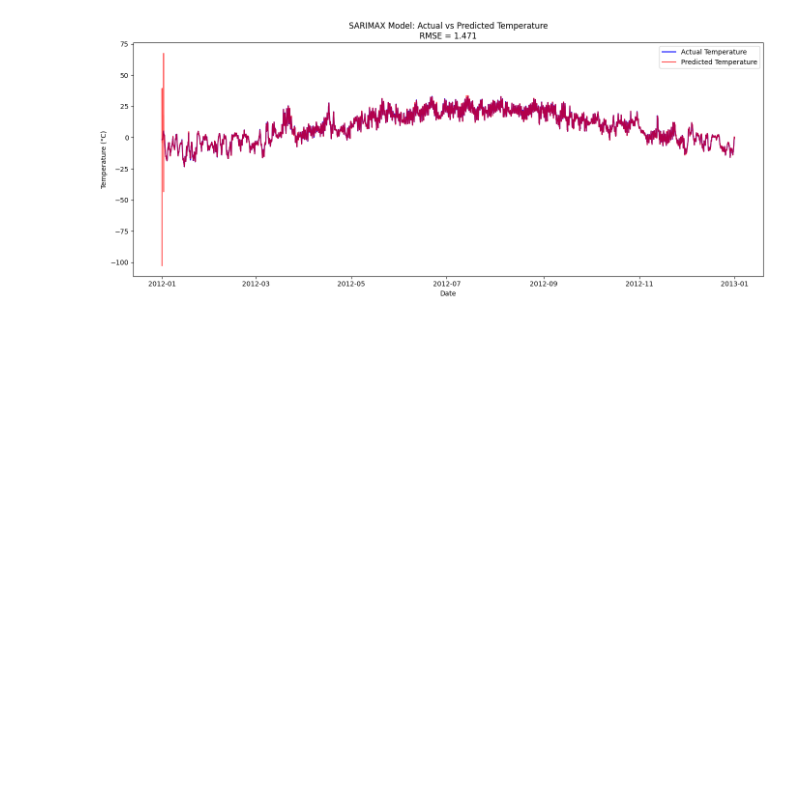
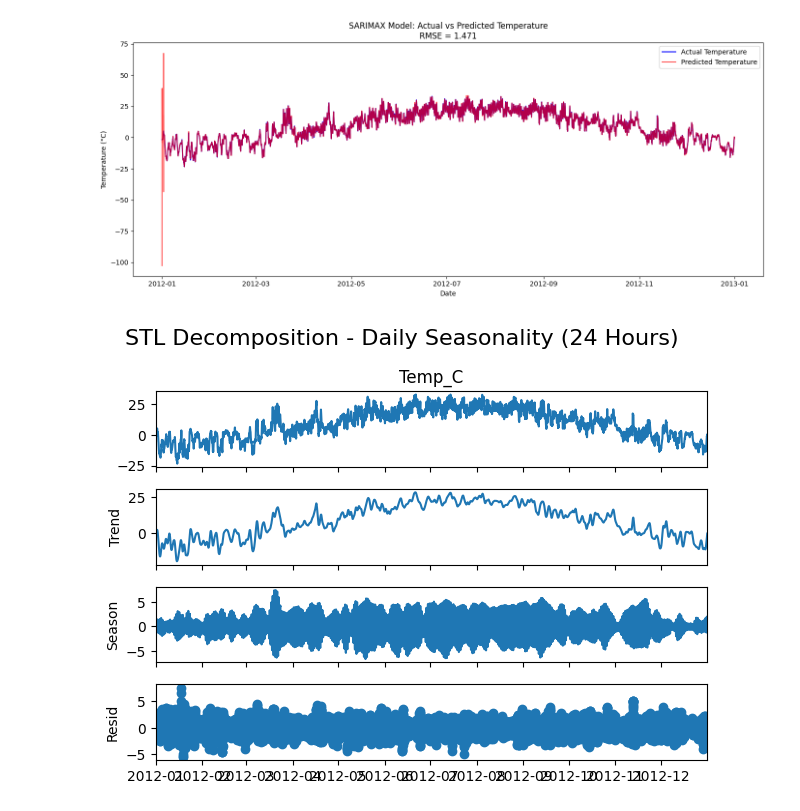
Before and after one commit to Visa110804/Time-series-forecasting, a Jupyter notebook: Time_series_forrecast.ipynb, the cells around one changed output. Saved outputs shown, nothing was run; the diff lists cells and outputs as text; code cells hidden in the pictures; blank space fills up the shorter version.

```diff
--- a/Time_series_forrecast.ipynb
+++ b/Time_series_forrecast.ipynb
@@ -567,3 +567,21 @@ plt.tight_layout()
 plt.show()
 # %% [output]
 [figure]
+# %%
+import matplotlib.pyplot as plt
+from statsmodels.tsa.seasonal import STL
+
+# Extract the temperature time series
+y = df['Temp_C']
+
+# Perform STL decomposition with a period of 24 (hourly data with daily seasonality)
+stl = STL(y, period=24)
+res = stl.fit()
+
+# Plot the decomposition results
+res.plot()
+plt.suptitle('STL Decomposition - Daily Seasonality (24 Hours)', fontsize=16)
+plt.tight_layout()
+plt.show()
+# %% [output]
+[figure, added]
```
Also changed, not shown: parts of 2 cells of this notebook.
